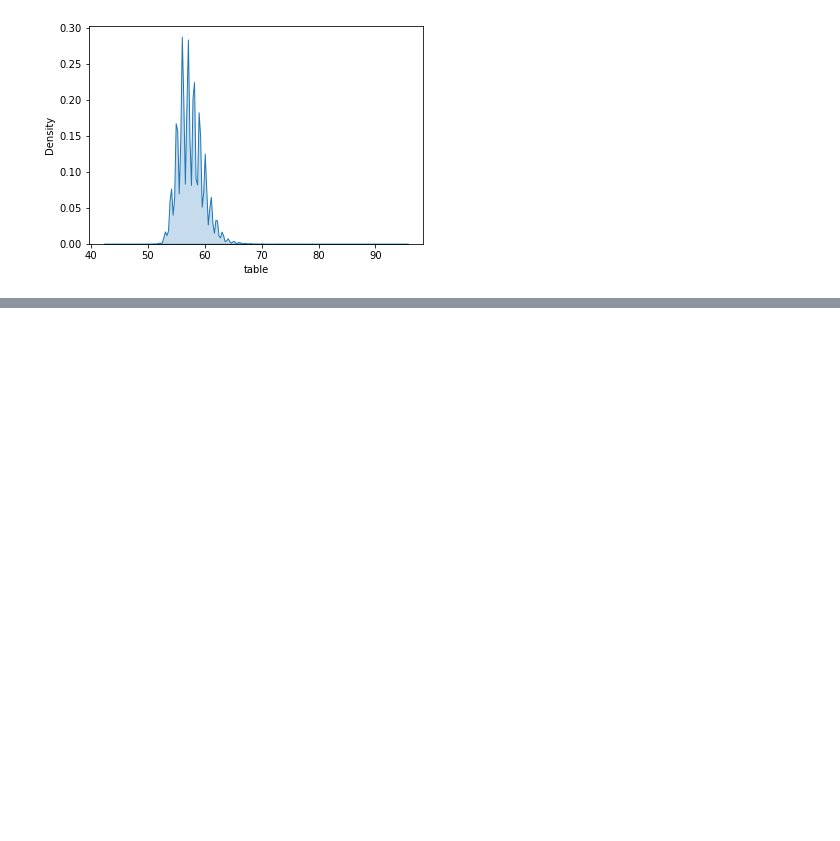
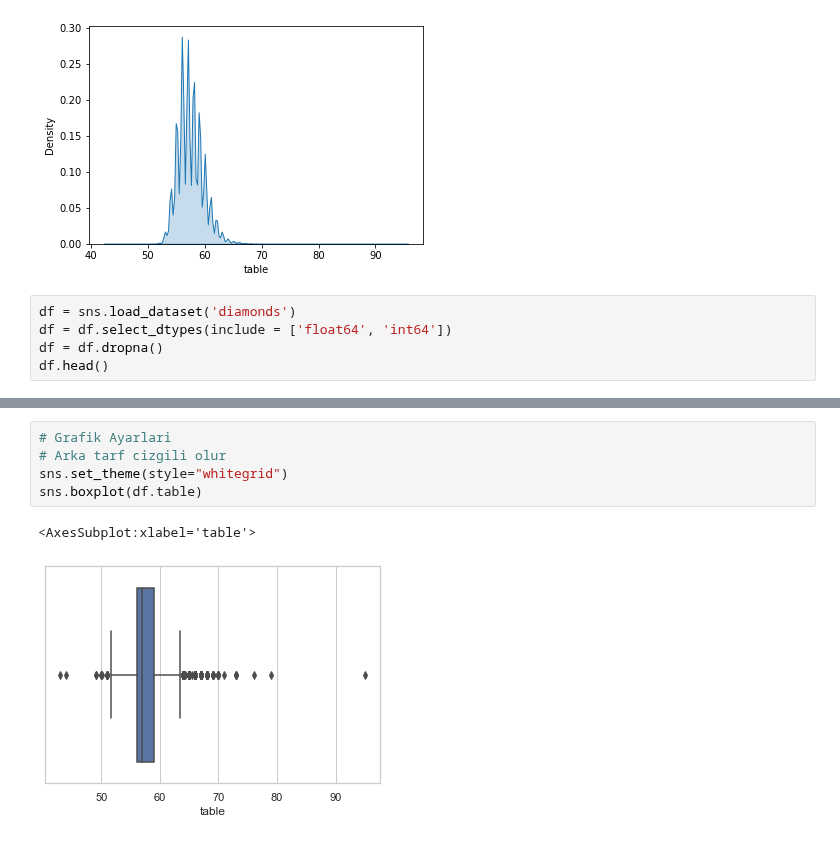
Before and after one commit to abdullahcayde/Trainings, a Jupyter notebook: Data_Preprocessing/Untitled1.ipynb, the cells around one changed output, grey strips where cells are left out. Saved outputs shown, nothing was run; the diff lists cells and outputs as text; blank space fills up the shorter version.

```diff
--- a/Data_Preprocessing/Untitled1.ipynb
+++ b/Data_Preprocessing/Untitled1.ipynb
@@ -350,3 +350,8 @@ sns.distplot(df.table, hist = False);
 sns.kdeplot(df.table, shade = True);
 # %% [output]
 [figure]
+# %%
+df = sns.load_dataset('diamonds')
+df = df.select_dtypes(include = ['float64', 'int64'])
+df = df.dropna()
+df.head()
@@ -352,0 +365,8 @@ sns.kdeplot(df.table, shade = True);
+# %%
+# Grafik Ayarlari
+# Arka tarf cizgili olur
+sns.set_theme(style="whitegrid")
+sns.boxplot(df.table)
+# %% [output]
+<AxesSubplot:xlabel='table'>
+[figure, added]
```
Also changed, not shown: parts of 15 cells of this notebook.
